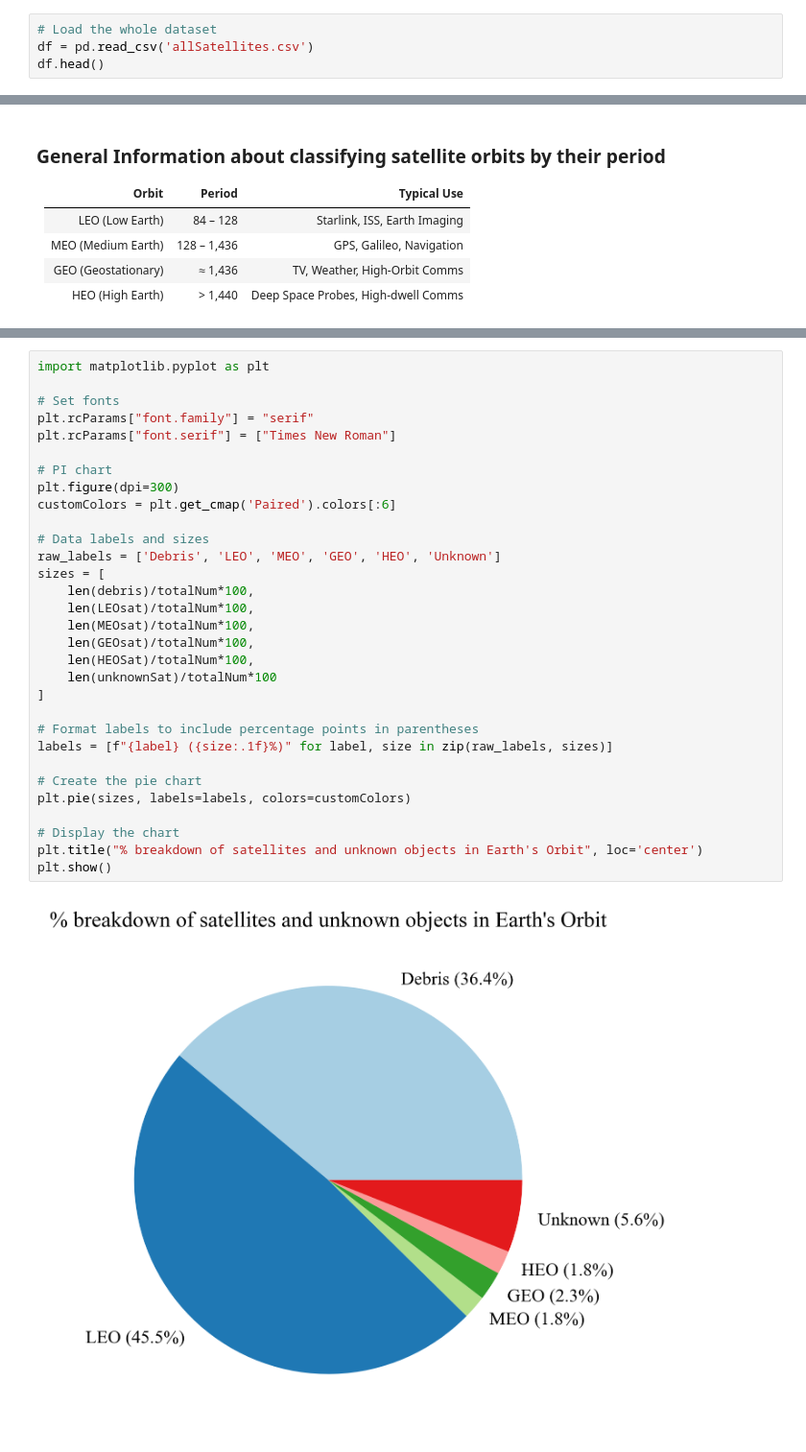
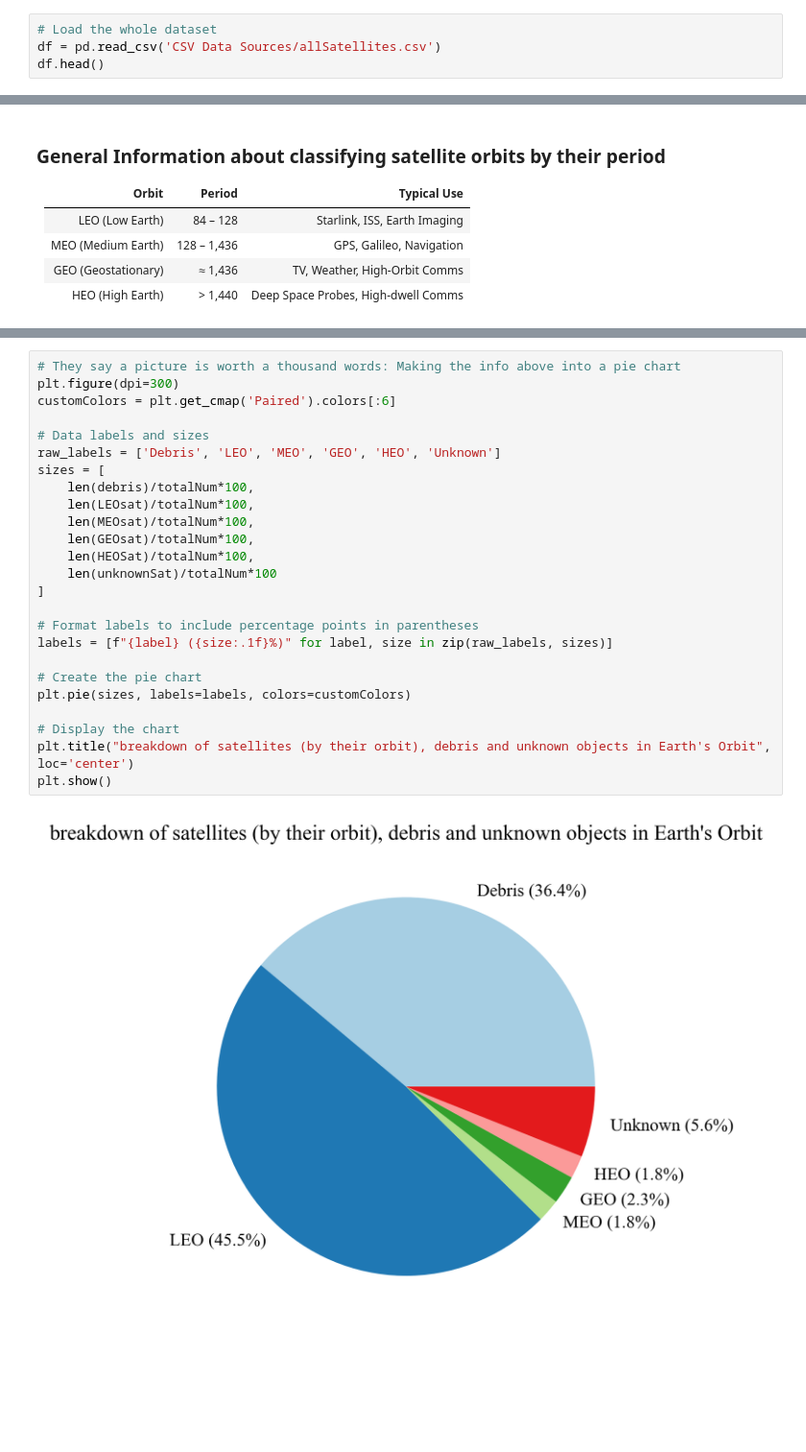
Before and after one commit to smumladze/Satellite-Classification, a Jupyter notebook: generalDataExploration.ipynb, the cells around one changed output, grey strips where cells are left out. Shown at 96% size. Drawn from its saved outputs; the diff is of its cells as text; blank space fills up the shorter version.

```diff
--- a/generalDataExploration.ipynb
+++ b/generalDataExploration.ipynb
@@ -40,7 +39,7 @@ except json.JSONDecodeError:
 ' # The code below was used to import the TLE data from the API and turn it into a CSV file. If you wish to use the most recent data from the API,\n# feel free to create an account on space-track.org  ...
 # %%
 # Load the whole dataset
-df = pd.read_csv('allSatellites.csv')
+df = pd.read_csv('CSV Data Sources/allSatellites.csv')
 df.head()
 # %% [output]
 |  | CCSDS_OMM_VERS | COMMENT | CREATION_DATE | ORIGINATOR | OBJECT_NAME | OBJECT_ID | CENTER_NAME | REF_FRAME | ... |
@@ -161,36 +158,30 @@ print(f'Out of all bodies in orbit, {(len(debris)/totalNum*100):.1f}% are debris
 There are 15417 LEO satelites, 621 MEO satelites, 767 GEO satelites, and 620 HEO satelites, as well as 12314 debris in Earth orbit
 Out of all bodies in orbit, 36.4% are debris, 45.5% are LEO satelites, 1.8% are MEO satelites, 2.3% are GEO satelites, 1.8% are HEO satelites, and 5.6% are unknown.
 # %%
-import matplotlib.pyplot as plt
-
-# Set fonts
-plt.rcParams["font.family"] = "serif"
-plt.rcParams["font.serif"] = ["Times New Roman"]
-
-# PI chart
+# They say a picture is worth a thousand words: Making the info above into a pie chart
 plt.figure(dpi=300)
 customColors = plt.get_cmap('Paired').colors[:6]
 
 # Data labels and sizes
 raw_labels = ['Debris', 'LEO', 'MEO', 'GEO', 'HEO', 'Unknown']
 sizes = [
     len(debris)/totalNum*100,
     len(LEOsat)/totalNum*100,
     len(MEOsat)/totalNum*100,
     len(GEOsat)/totalNum*100,
     len(HEOSat)/totalNum*100,
     len(unknownSat)/totalNum*100
 ]
 
 # Format labels to include percentage points in parentheses
 labels = [f"{label} ({size:.1f}%)" for label, size in zip(raw_labels, sizes)]
 
 # Create the pie chart
 plt.pie(sizes, labels=labels, colors=customColors)
 
 # Display the chart
-plt.title("% breakdown of satellites and unknown objects in Earth's Orbit", loc='center')
+plt.title("breakdown of satellites (by their orbit), debris and unknown objects in Earth's Orbit", loc='center')
 plt.show()
 # %% [output]
-[figure, old version]
+[figure, new version]
 # %%
```
Also changed, not shown: parts of 10 cells of this notebook, 5 other files.
